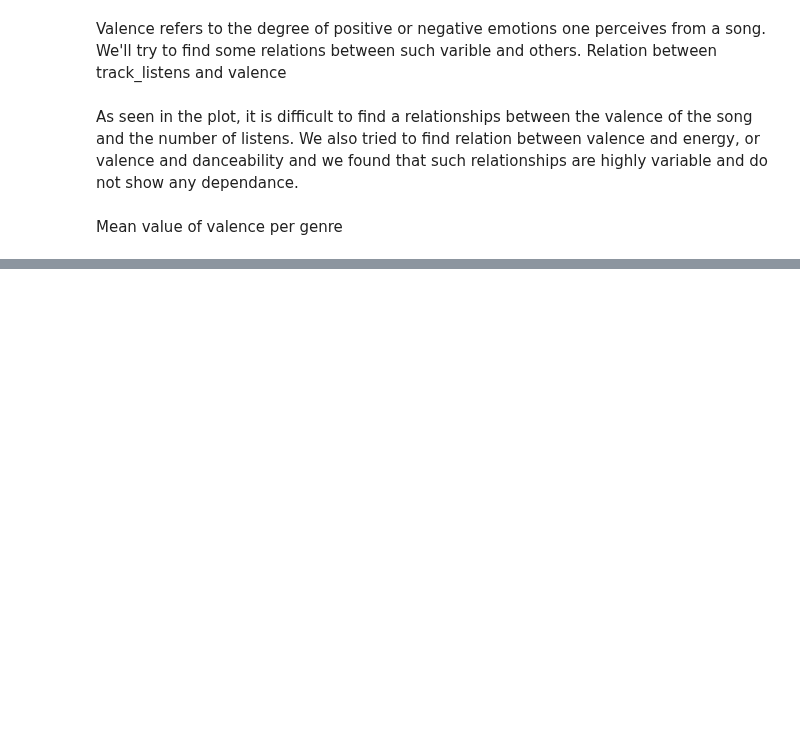
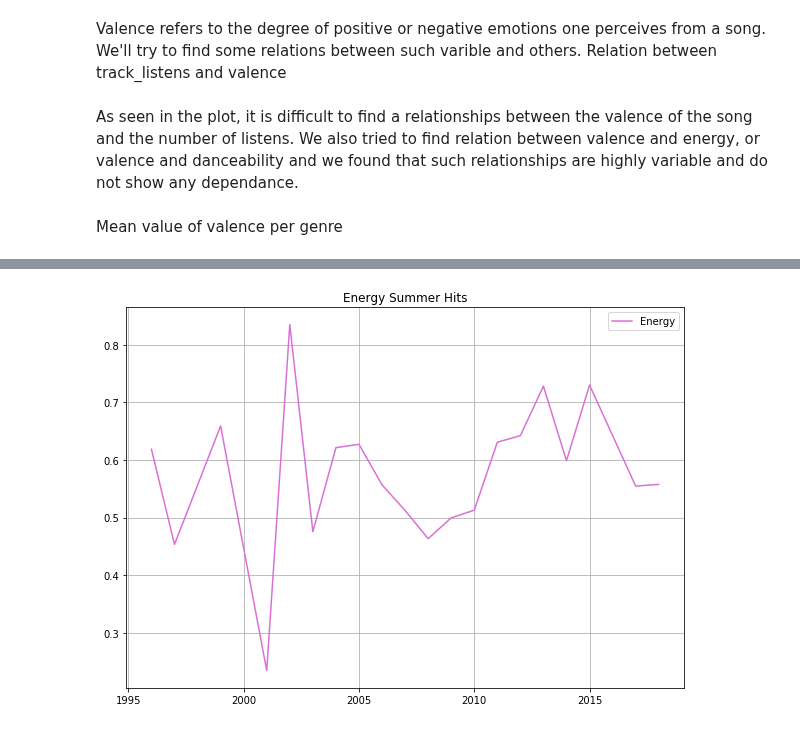
Before and after one commit to AndresMontero/Project, a Jupyter notebook: main.ipynb, the cells around one changed output, grey strips where cells are left out. Saved outputs shown, nothing was run; the diff lists cells and outputs as text; code cells hidden in the pictures; blank space fills up the shorter version.

```diff
--- a/main.ipynb
+++ b/main.ipynb
@@ -234,11 +238,13 @@ ax = sns.lineplot( data=tracks_albums_summer_year_mean_danceability)
 # %%
 tracks_albums_summer_year_mean = tracks_albums_summer_year.groupby('year').mean()
 tracks_albums_summer_year_mean_energy = tracks_albums_summer_year_mean[['energy']]
 
 plt.figure(figsize=(10, 7))
 plt.title("Energy Summer Hits")
 plt.grid()
-ax = sns.lineplot( data=tracks_albums_summer_year_mean_energy)
+ax = sns.lineplot(data=tracks_albums_summer_year_mean_energy["energy"], color="skyblue", label="Energy")
+# %% [output]
+[figure, added]
 # %%
 tracks_albums_summer_2010 = tracks_albums.loc[lambda tracks_albums: (tracks_albums.album_date_released.dt.month >5)\
                  & (tracks_albums.album_date_released.dt.month <10) \
```
Also changed, not shown: parts of 12 cells of this notebook.
